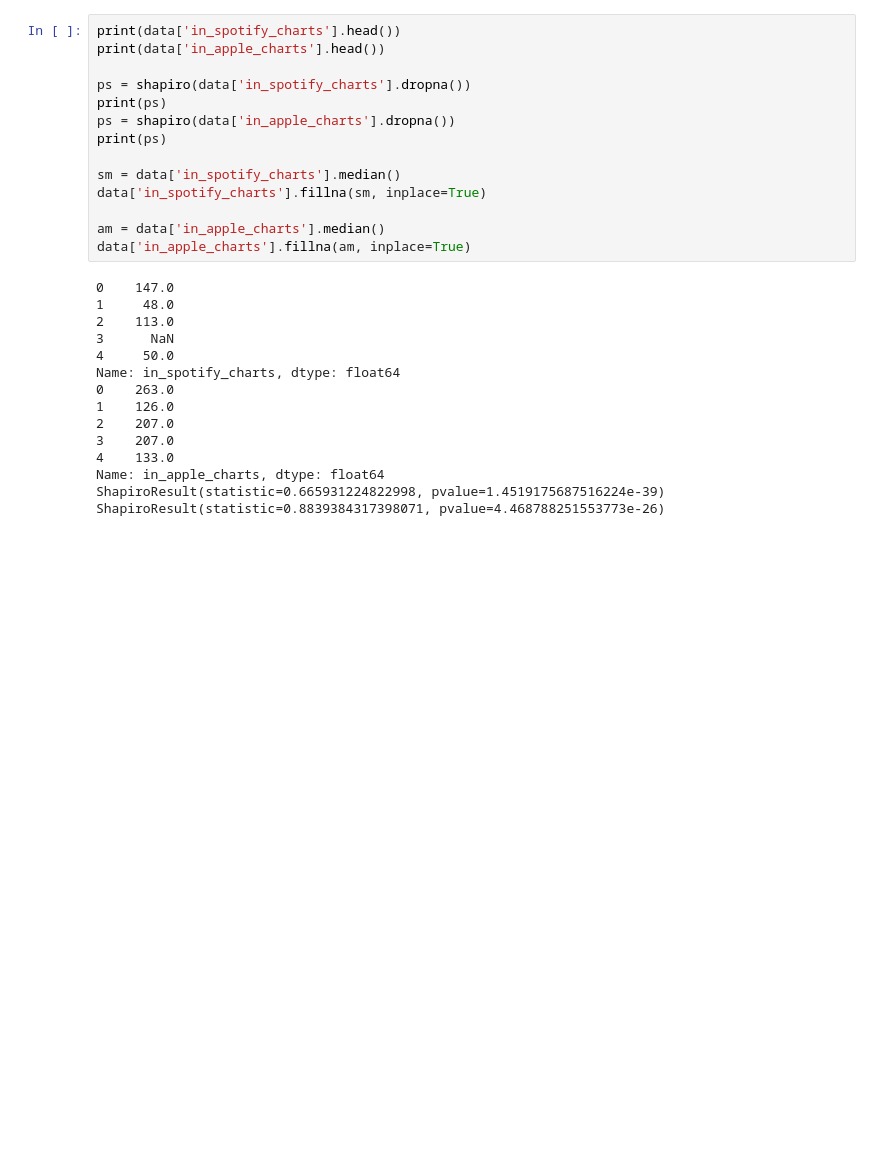
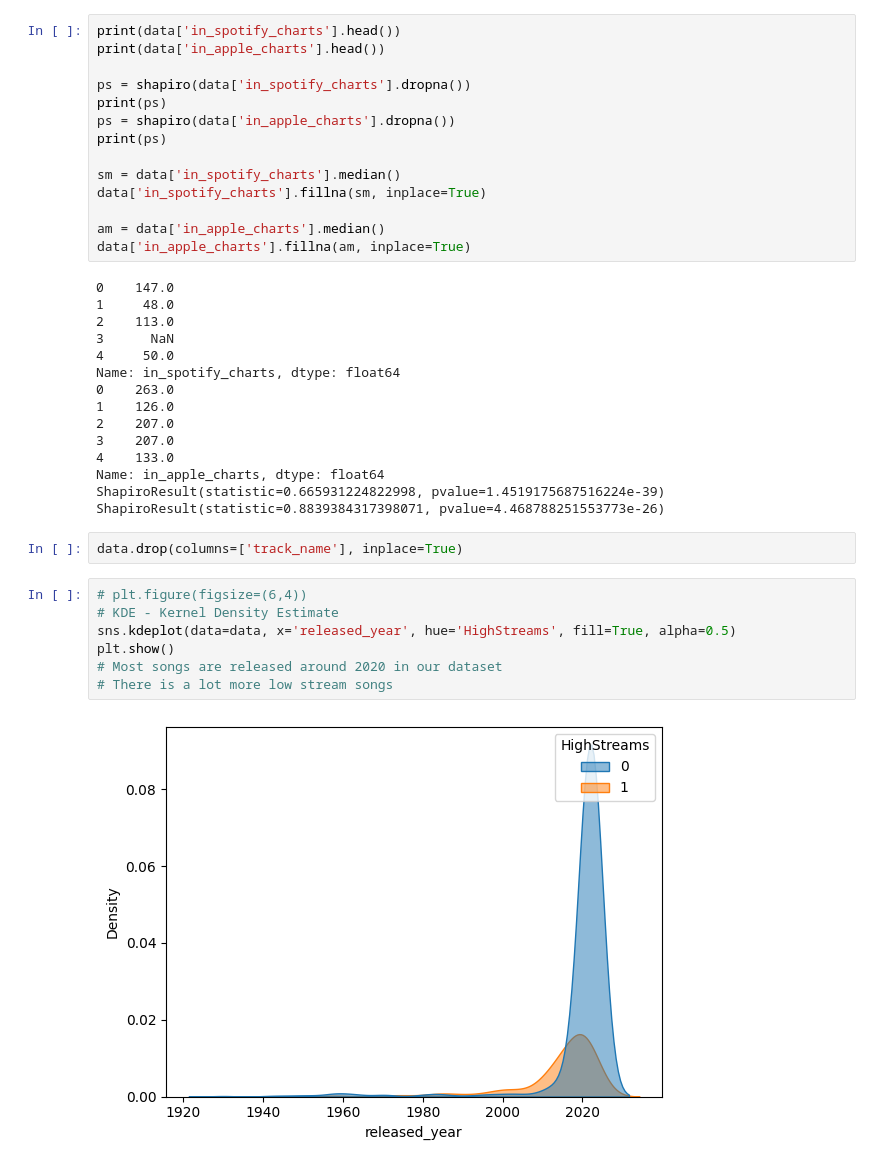
Before and after one commit to filiptrivan/mini-ml-projects, a Jupyter notebook: knn.ipynb, the cells around one changed output. Drawn from its saved outputs; the diff is of its cells as text; blank space fills up the shorter version.

```diff
--- a/knn.ipynb
+++ b/knn.ipynb
@@ -64,3 +66,14 @@ Name: in_spotify_charts, dtype: float64
 Name: in_apple_charts, dtype: float64
 ShapiroResult(statistic=0.665931224822998, pvalue=1.4519175687516224e-39)
 ShapiroResult(statistic=0.8839384317398071, pvalue=4.468788251553773e-26)
+# %%
+data.drop(columns=['track_name'], inplace=True)
+# %%
+# plt.figure(figsize=(6,4))
+# KDE - Kernel Density Estimate
+sns.kdeplot(data=data, x='released_year', hue='HighStreams', fill=True, alpha=0.5)
+plt.show()
+# Most songs are released around 2020 in our dataset
+# There is a lot more low stream songs
+# %% [output]
+[figure, added]
```
Also changed, not shown: parts of 7 cells of this notebook.
